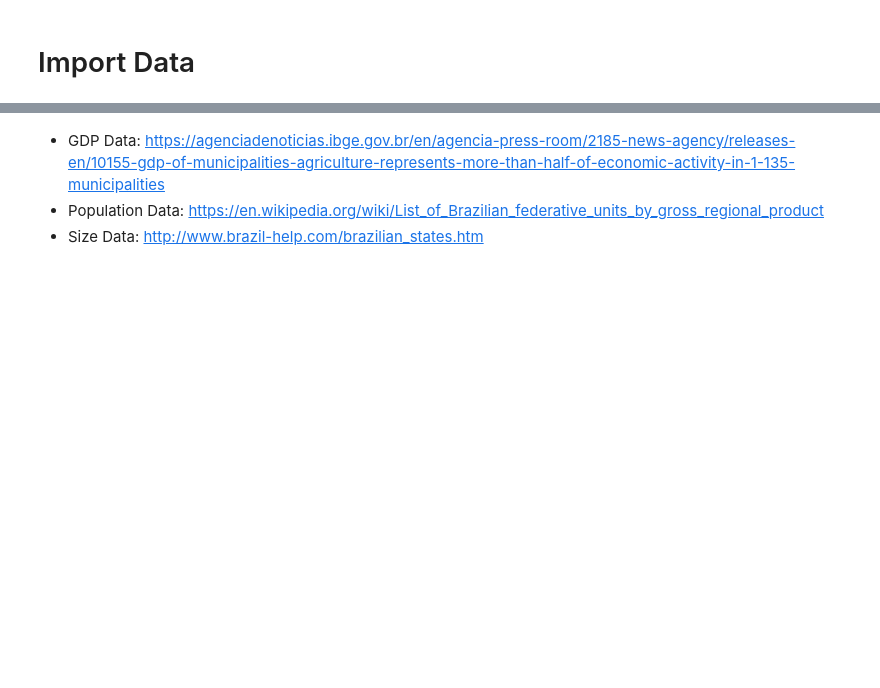
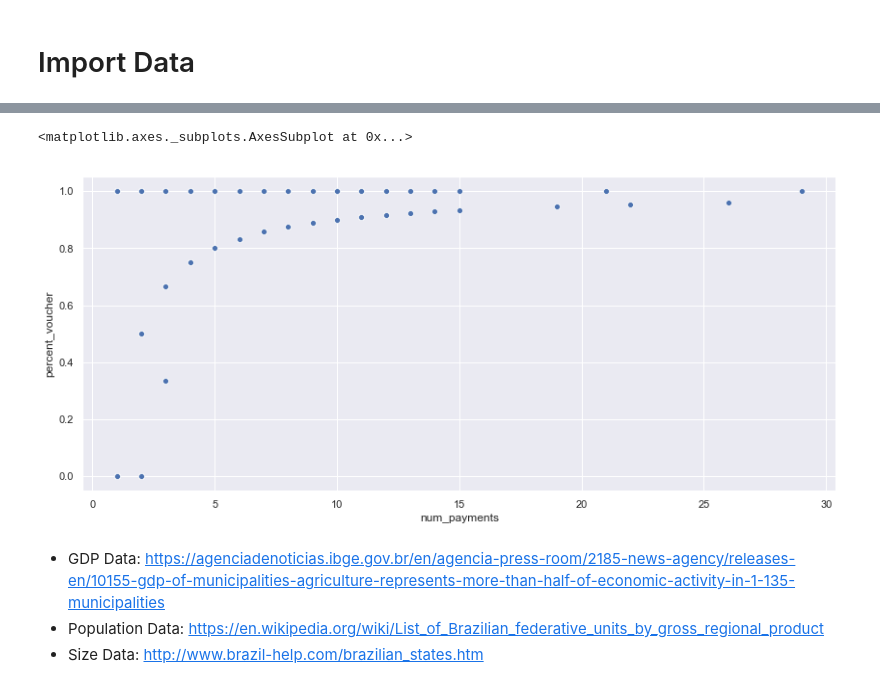
Before and after one commit to leeyenter/bt4211-project, a Jupyter notebook: Purchase Prediction - YT.ipynb, the cells around one changed output, grey strips where cells are left out. Cells and saved outputs as stored; diff of their text form; code cells hidden in the pictures; blank space fills up the shorter version.

```diff
--- a/Purchase Prediction - YT.ipynb
+++ b/Purchase Prediction - YT.ipynb
@@ -41,6 +39,11 @@ from tqdm import tqdm_notebook
 tqdm_notebook().pandas()
 # %% [output]
 [interactive output not drawn]
+# %%
+sns.scatterplot(order_payments.num_payments, order_payments.percent_voucher)
+# %% [output]
+<matplotlib.axes._subplots.AxesSubplot at 0x...>
+[figure, added]
 # %%
 customers = pd.read_csv("data/olist_customers_dataset.csv")
 orders = pd.read_csv("data/olist_orders_dataset.csv")
```
Also changed, not shown: parts of 50 cells of this notebook.
